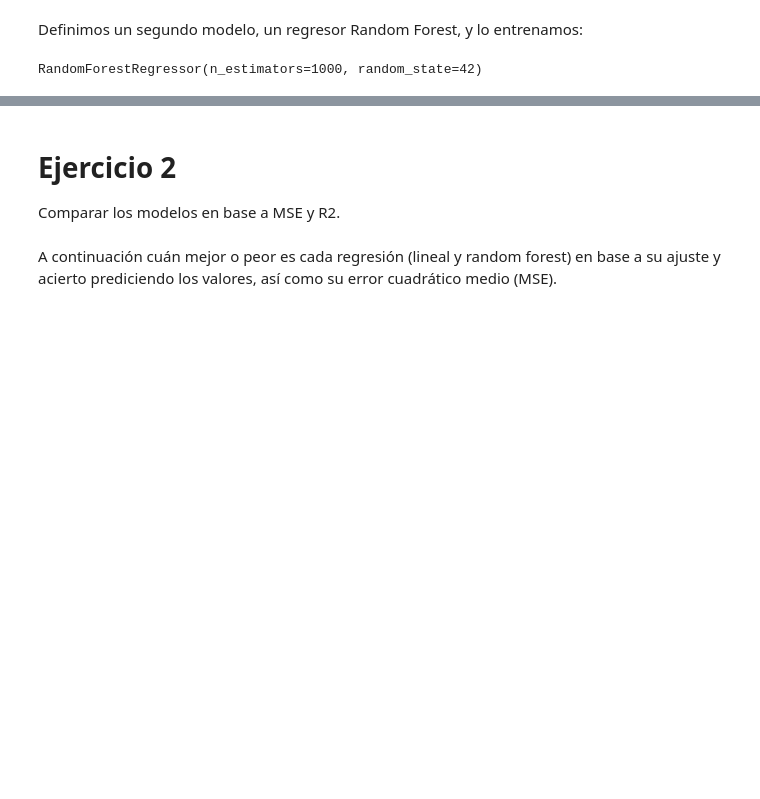
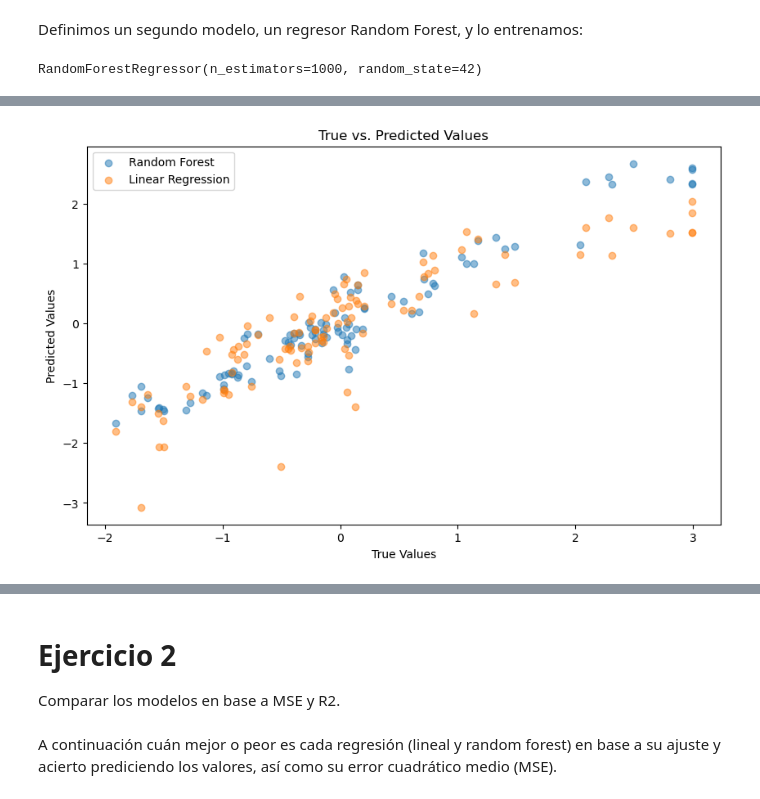
Before and after one commit to karel10/ML_regressions, a Jupyter notebook: Tarea M6 T01.ipynb, the cells around one changed output, grey strips where cells are left out. Cells and saved outputs as stored; diff of their text form; code cells hidden in the pictures; blank space fills up the shorter version.

```diff
--- a/Tarea M6 T01.ipynb
+++ b/Tarea M6 T01.ipynb
@@ -331,0 +468,16 @@ array([ 1.20940439e+00,  1.06068966e-01, -5.99235110e-01,  2.38231975e-01,
+# %%
+plt.figure(figsize=(10, 6))
+
+# Random Forest predictions
+plt.scatter(Y_test, Y_pred_rf, alpha=0.5, label='Random Forest')
+
+# Linear Regression predictions
+plt.scatter(Y_test, Y_pred_lineal, alpha=0.5, label='Linear Regression')
+
+plt.title('True vs. Predicted Values')
+plt.xlabel('True Values')
+plt.ylabel('Predicted Values')
+plt.legend()
+plt.show()
+# %% [output]
+[figure, added]
```
Also changed, not shown: parts of 116 cells of this notebook.
